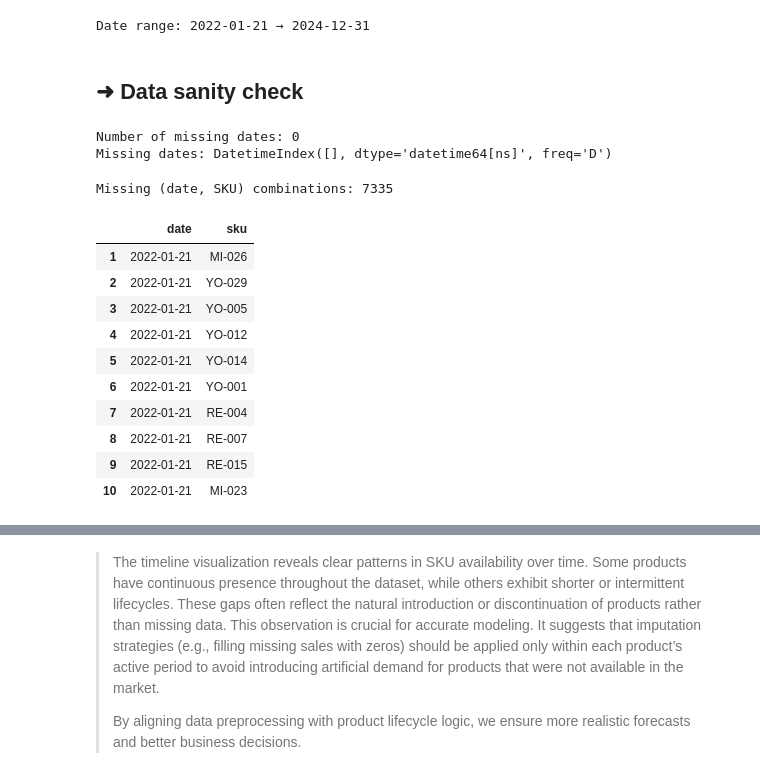
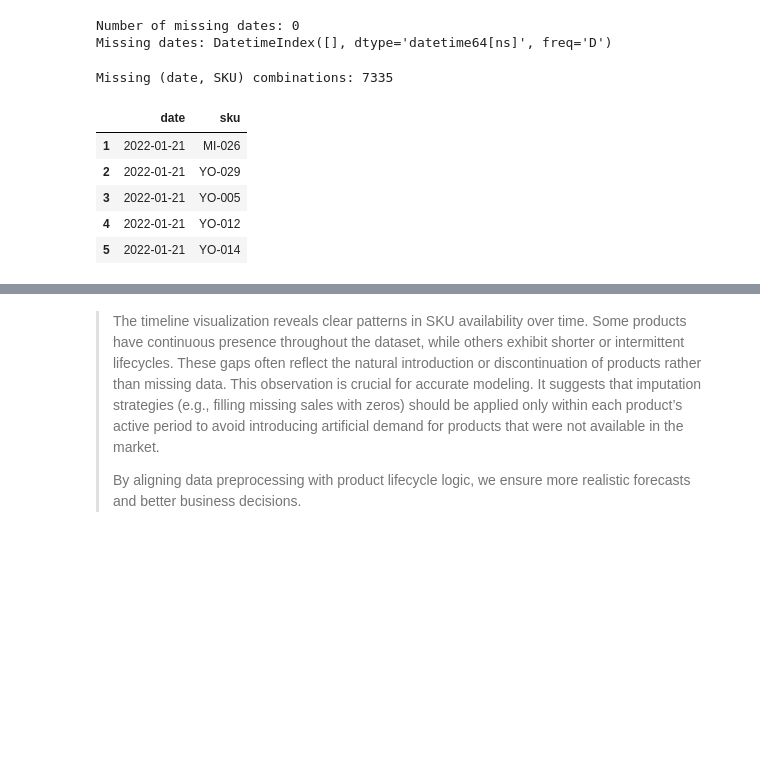
Before and after one commit to BeataFaron/fmcg_forecasting_repo, a Jupyter notebook: notebooks/01_eda_insights.ipynb, the cells around one changed output, grey strips where cells are left out. Drawn from its saved outputs; the diff is of its cells as text; code cells hidden in the pictures; blank space fills up the shorter version.

```diff
--- a/notebooks/01_eda_insights.ipynb
+++ b/notebooks/01_eda_insights.ipynb
@@ -42 +47,34 @@ warnings.filterwarnings("ignore")
+# %%
+# === Standard libraries ===
+import warnings
+import pandas as pd
+import numpy as np
+import matplotlib.pyplot as plt
+import seaborn as sns
+
+
+# === Custom utility modules (EDA plots) ===
+from utils import (
+    plot_gradient_bar,
+    plot_gradient_bar_grouped,
+    save_and_display,
+    plot_sku_lifecycle_timeline,
+    plot_transactions_per_day,
+    plot_daily_transactions_for_sku,
+    plot_weekly_sales_overlay_plotly,
+    plot_grouped_bar,
+    plot_event_timeline_plotly,
+    plot_channel_event_probabilities,
+    plot_line_generic,
+    plot_lifecycle_bar,
+    plot_dual_axis_line,
+    plot_box_numeric_vs_units,
+    decompose_weekly_sales_plotly,
+    plot_monthly_seasonality,
+    plot_feature_distributions_with_trend
+)
+
+# === Configuration ===
+warnings.filterwarnings('ignore')
+pd.options.display.max_columns = None
 # %%
@@ -142,10 +120,3 @@ Random sample:
-# %%
-# Time range
-print(f"Date range: {df['date'].min().date()} → {df['date'].max().date()}")
-# %% [output]
-Date range: 2022-01-21 → 2024-12-31
-# %% [markdown]
-## ➜ Data sanity check
 # %%
 # checking the continuity of dates
 date_range = pd.date_range(start=df['date'].min(), end=df['date'].max(), freq='D')
@@ -159,31 +130,26 @@ Missing dates: DatetimeIndex([], dtype='datetime64[ns]', freq='D')
 # %%
 # Get all unique dates and SKUs
 all_dates = pd.date_range(start=df['date'].min(), end=df['date'].max(), freq='D')
 all_skus = df['sku'].unique()
 
 # Create a full date × SKU grid
 full_grid = pd.DataFrame([(date, sku) for date in all_dates for sku in all_skus], columns=['date', 'sku'])
 
 # Get existing (date, SKU) combinations
 existing = df[['date', 'sku']].drop_duplicates()
 
 # Merge and find missing combinations
 merged = full_grid.merge(existing, on=['date', 'sku'], how='left', indicator=True)
 missing = merged[merged['_merge'] == 'left_only'].drop(columns=['_merge'])
 
 # Result
 print(f"Missing (date, SKU) combinations: {len(missing)}")
-display(missing.head(10))
+display(missing.head(5))
 # %% [output]
 Missing (date, SKU) combinations: 7335
 |  | date | sku |
 | 1 | 2022-01-21 | MI-026 |
 | 2 | 2022-01-21 | YO-029 |
 | 3 | 2022-01-21 | YO-005 |
 | 4 | 2022-01-21 | YO-012 |
 | 5 | 2022-01-21 | YO-014 |
-| 6 | 2022-01-21 | YO-001 |
-| 7 | 2022-01-21 | RE-004 |
-| 8 | 2022-01-21 | RE-007 |
-| 9 | 2022-01-21 | RE-015 |
-| 10 | 2022-01-21 | MI-023 |
```
Also changed, not shown: parts of 71 cells of this notebook.
